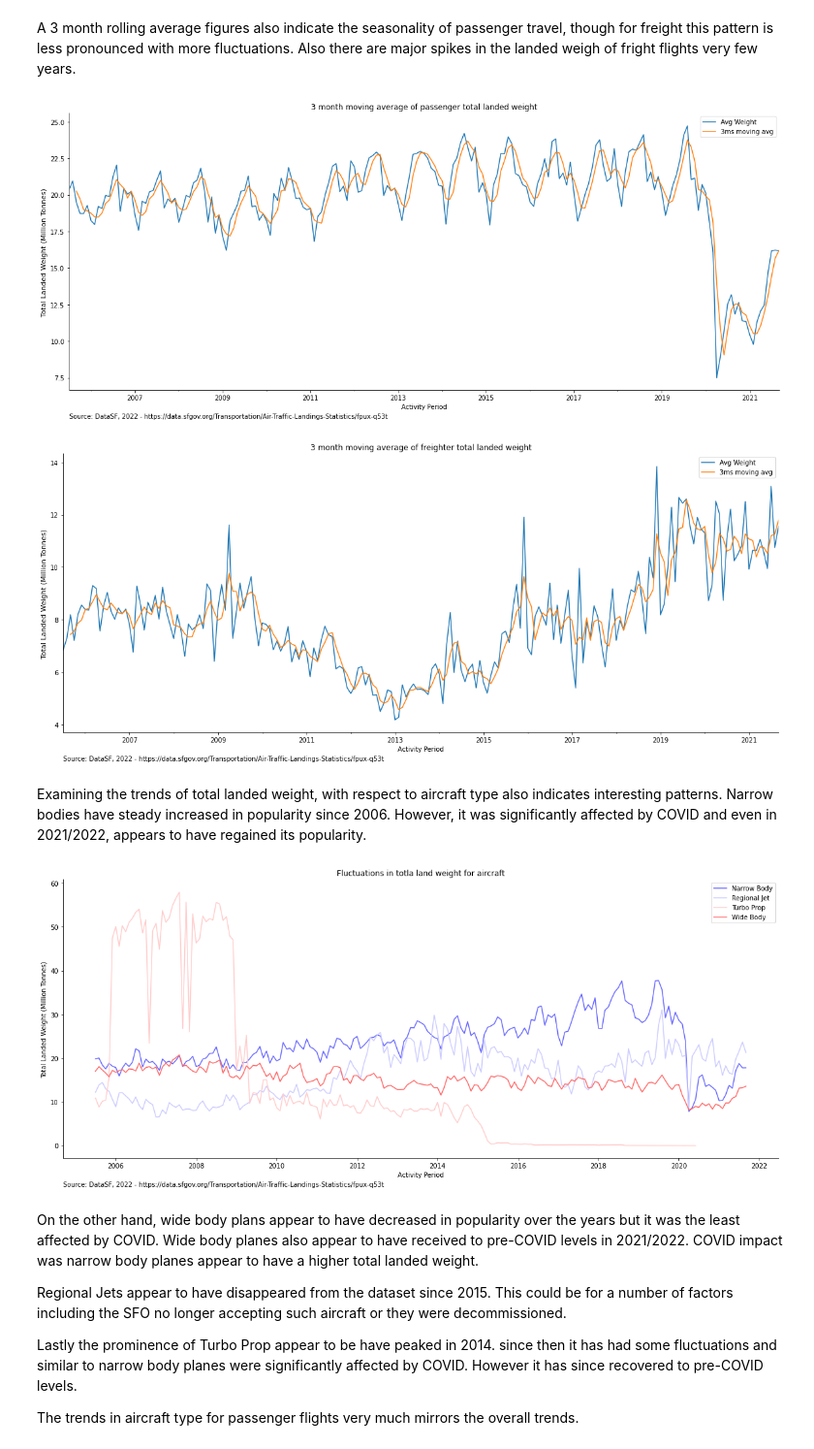
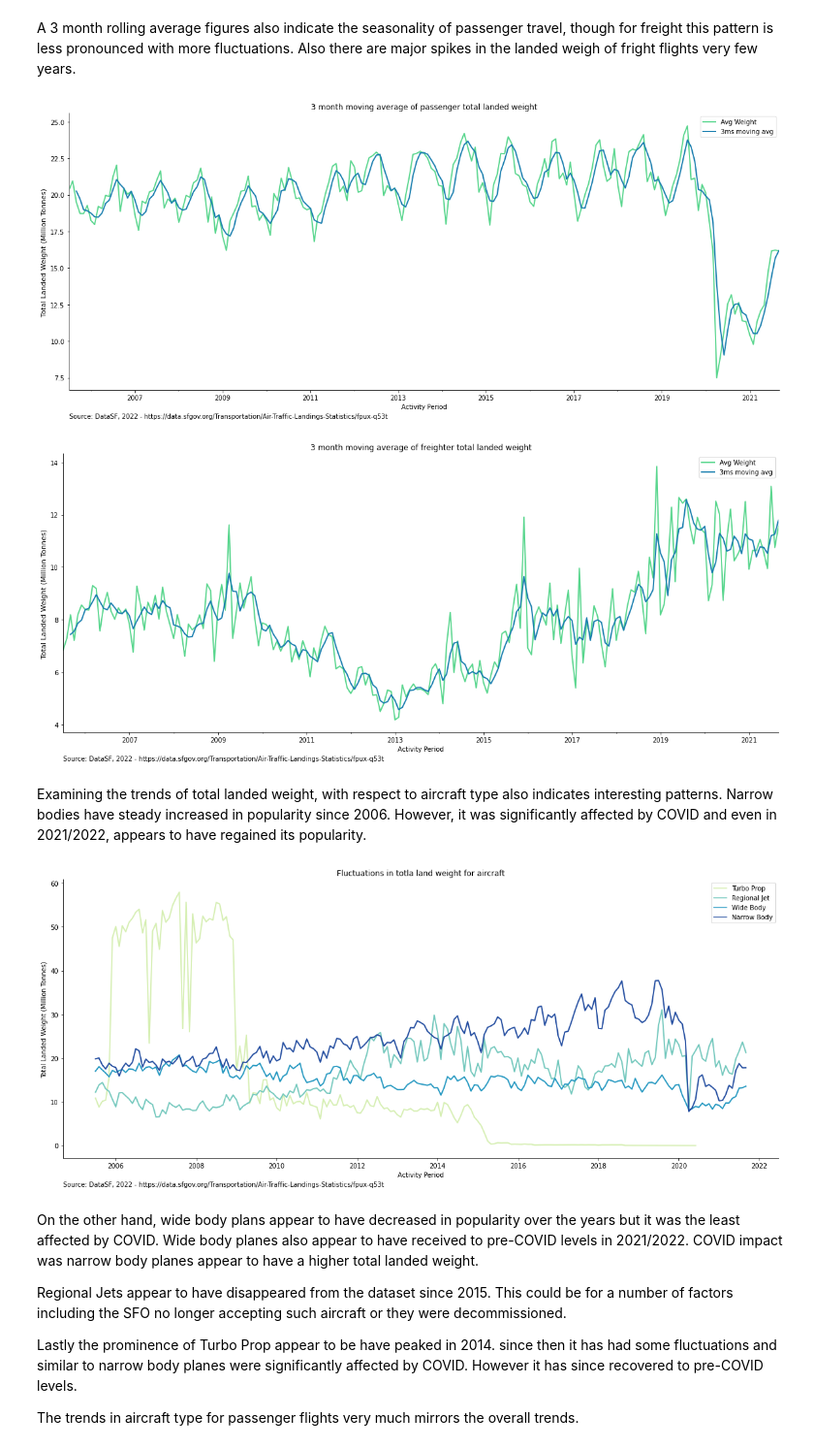
Before and after one commit to Lostinworlds/Aviation, a Jupyter notebook: eda-air-traffic-landings-statistics.ipynb, the cells around one changed output. Shown at 97% size. Saved outputs shown, nothing was run; the diff lists cells and outputs as text; code cells hidden in the pictures.

```diff
--- a/eda-air-traffic-landings-statistics.ipynb
+++ b/eda-air-traffic-landings-statistics.ipynb
@@ -198,7 +199,9 @@ df_1PM["3ms moving avg"] = df_1PM["Avg Weight"].rolling(window=3).mean()
 df_1FM["3ms moving avg"] = df_1FM["Avg Weight"].rolling(window=3).mean()
 # %%
 #create graph
-df_1PM[["Avg Weight","3ms moving avg"]].plot.line(figsize = (20,8), title = "3 month moving average of passenger total landed weight").legend(loc='upper right');
+df_1PM[["Avg Weight","3ms moving avg"]].plot.line(figsize = (20,8), color = ["#58D68D", "#177DAE"],
+                                                  title = "3 month moving average of passenger total landed weight",
+                                                  lw=2).legend(loc='upper right');
 
 #modified graph
 sns.despine(top = True, right = True, left = False, bottom = False)
@@ -207,10 +210,11 @@ plt.ylabel("Total Landed Weight (Million Tonnes)", fontsize=11)
 
 plt.show()
 # %% [output]
-[figure, old version]
+[figure, new version]
 # %%
 #create graph
-df_1FM[["Avg Weight","3ms moving avg"]].plot.line(figsize = (20,8), title = "3 month moving average of freighter total landed weight").legend(loc='upper right');
+df_1FM[["Avg Weight","3ms moving avg"]].plot.line(figsize = (20,8), title = "3 month moving average of freighter total landed weight",
+                                                  color = ["#58D68D", "#177DAE"], lw=2).legend(loc='upper right');
 
 #modified graph
 sns.despine(top = True, right = True, left = False, bottom = False)
@@ -220,25 +224,25 @@ plt.ylabel("Total Landed Weight (Million Tonnes)", fontsize=11)
 
 plt.show()
 # %% [output]
-[figure, old version]
+[figure, new version]
 # %% [markdown]
 Examining the trends of total landed weight, with respect to aircraft type also indicates interesting patterns. Narrow bodies have steady increased in popularity since 2006. However, it was significantly affected by COVID and even in 2021/2022, appears to have regained its popularity.
 # %%
 #create graph
 plt.figure(figsize = (20,8))
 sns.lineplot(x = "Activity Period", y = "Total Landed Weight (Million Tonnes)", data = df, hue ="Aircraft Body Type", ci = None,
-             palette = "bwr",  hue_order = ["Narrow Body", "Regional Jet", "Turbo Prop", "Wide Body"] )
+             palette = "YlGnBu",  hue_order = ["Turbo Prop", "Regional Jet",  "Wide Body", "Narrow Body"], lw=2 )
 
 #modified graph
 plt.title("Fluctuations in totla land weight for aircraft")
 sns.despine(top = True, right = True, left = False, bottom = False)
 
 plt.legend(loc='upper right')
 plt.annotate('Source: DataSF, 2022 - https://data.sfgov.org/Transportation/Air-Traffic-Landings-Statistics/fpux-q53t', (0,-.1), xycoords ='axes fraction' )
 
 plt.show()
 # %% [output]
-[figure, old version]
+[figure, new version]
 # %% [markdown]
 On the other hand, wide body plans appear to have decreased in popularity over the years but it was the least affected by COVID. Wide body planes also appear to have received to pre-COVID  levels in  2021/2022. COVID impact was  narrow body planes appear to have a higher total landed weight.
 
```
Also changed, not shown: parts of 22 cells of this notebook.
